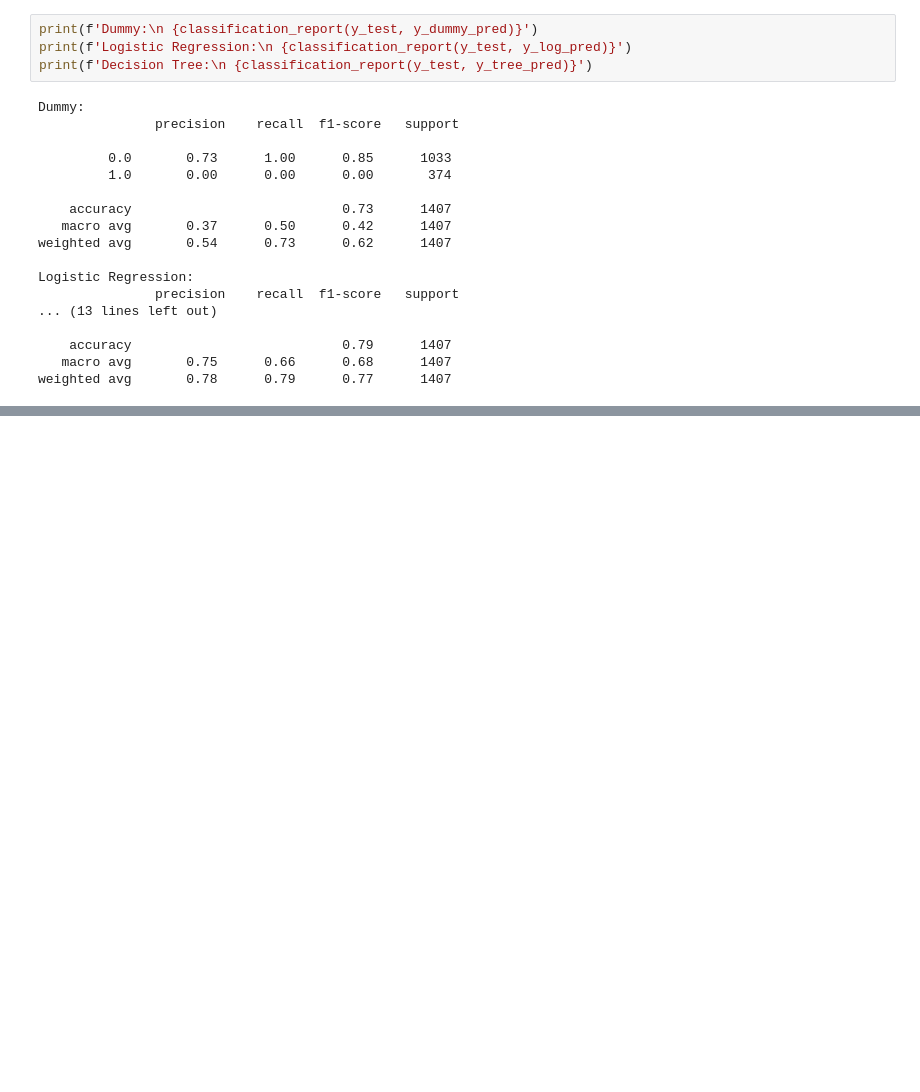
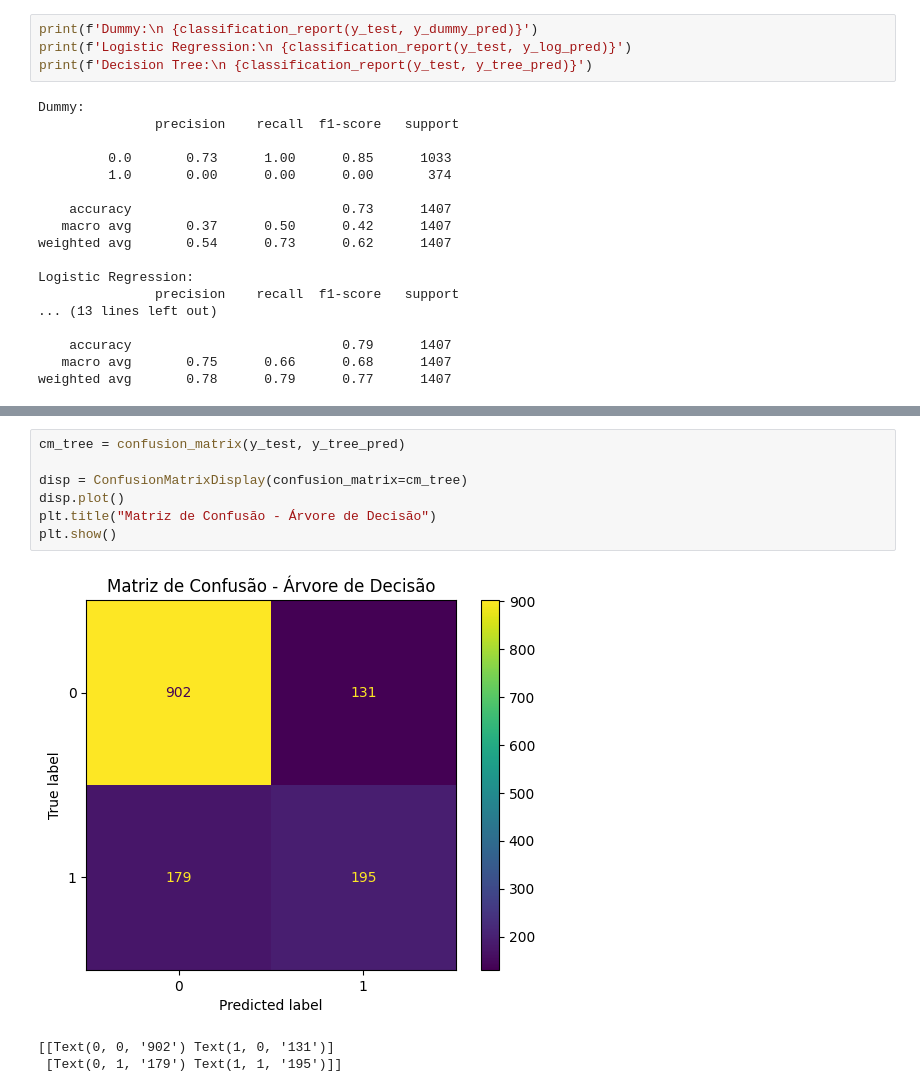
Before and after one commit to RaySilvaP/TelecomX-2, a Jupyter notebook: TelecomX2.ipynb, the cells around one changed output, grey strips where cells are left out. Cells and saved outputs as stored; diff of their text form; blank space fills up the shorter version.

```diff
--- a/TelecomX2.ipynb
+++ b/TelecomX2.ipynb
@@ -175,0 +361,11 @@ weighted avg       0.78      0.79      0.77      1407
+# %%
+cm_tree = confusion_matrix(y_test, y_tree_pred)
+
+disp = ConfusionMatrixDisplay(confusion_matrix=cm_tree)
+disp.plot()
+plt.title("Matriz de Confusão - Árvore de Decisão")
+plt.show()
+# %% [output]
+[figure, added]
+[[Text(0, 0, '902') Text(1, 0, '131')]
+ [Text(0, 1, '179') Text(1, 1, '195')]]
```
Also changed, not shown: parts of 16 cells of this notebook.
